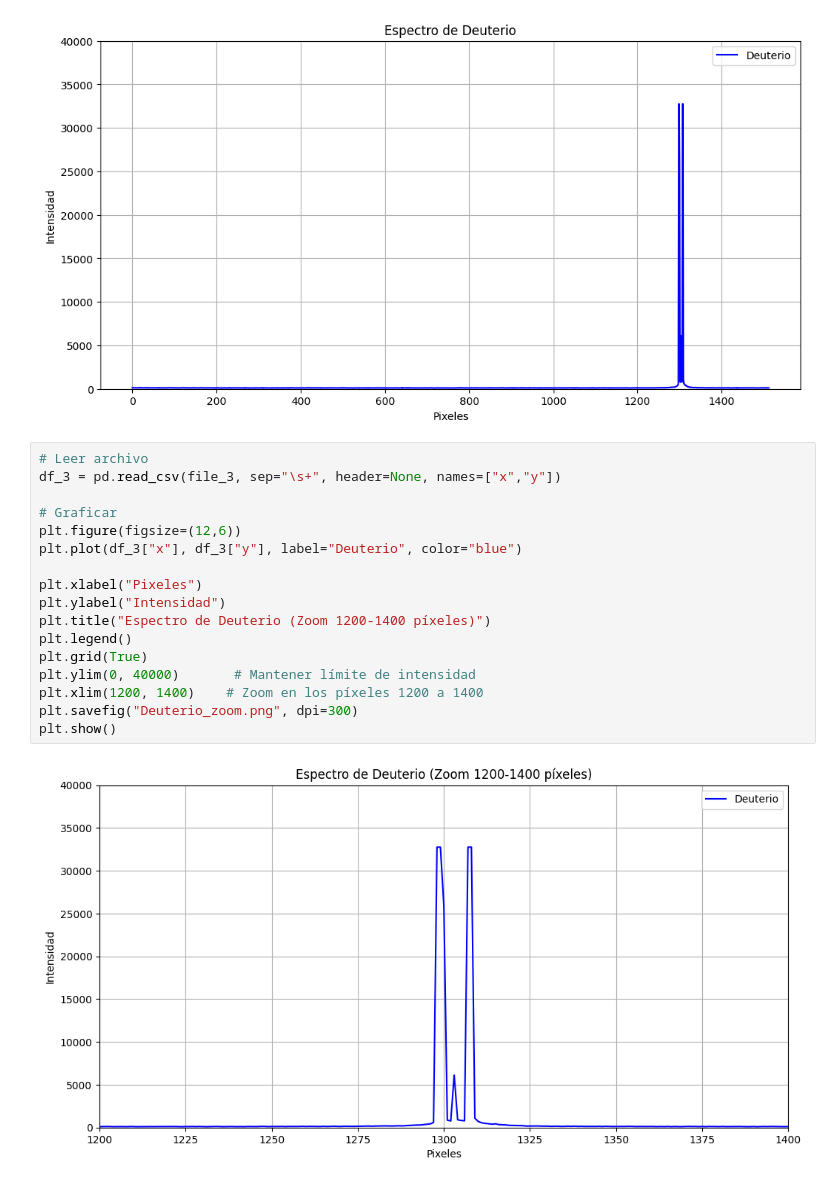
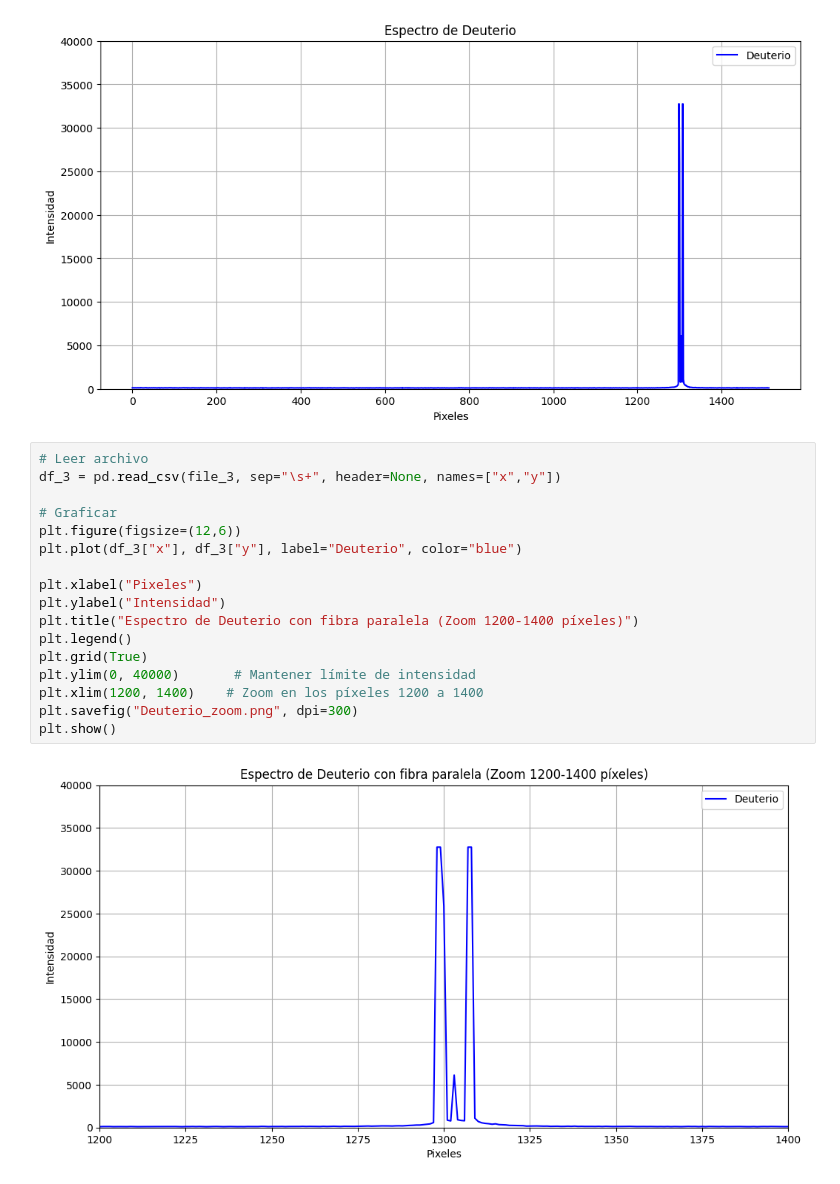
Before and after one commit to KateT840/Lab_moderna_con_Emma, a Jupyter notebook: Lab4/Laboratorio_zeeman.ipynb, the cells around one changed output. Cells and saved outputs as stored; diff of their text form.

```diff
--- a/Lab4/Laboratorio_zeeman.ipynb
+++ b/Lab4/Laboratorio_zeeman.ipynb
@@ -151,19 +151,19 @@ plt.show()
 # %%
 # Leer archivo
 df_3 = pd.read_csv(file_3, sep="\s+", header=None, names=["x","y"])
 
 # Graficar
 plt.figure(figsize=(12,6))
 plt.plot(df_3["x"], df_3["y"], label="Deuterio", color="blue")
 
 plt.xlabel("Pixeles")
 plt.ylabel("Intensidad")
-plt.title("Espectro de Deuterio (Zoom 1200-1400 píxeles)")
+plt.title("Espectro de Deuterio con fibra paralela (Zoom 1200-1400 píxeles)")
 plt.legend()
 plt.grid(True)
 plt.ylim(0, 40000)       # Mantener límite de intensidad
 plt.xlim(1200, 1400)    # Zoom en los píxeles 1200 a 1400
 plt.savefig("Deuterio_zoom.png", dpi=300)
 plt.show()
 # %% [output]
-[figure, old version]
+[figure, new version]
```
